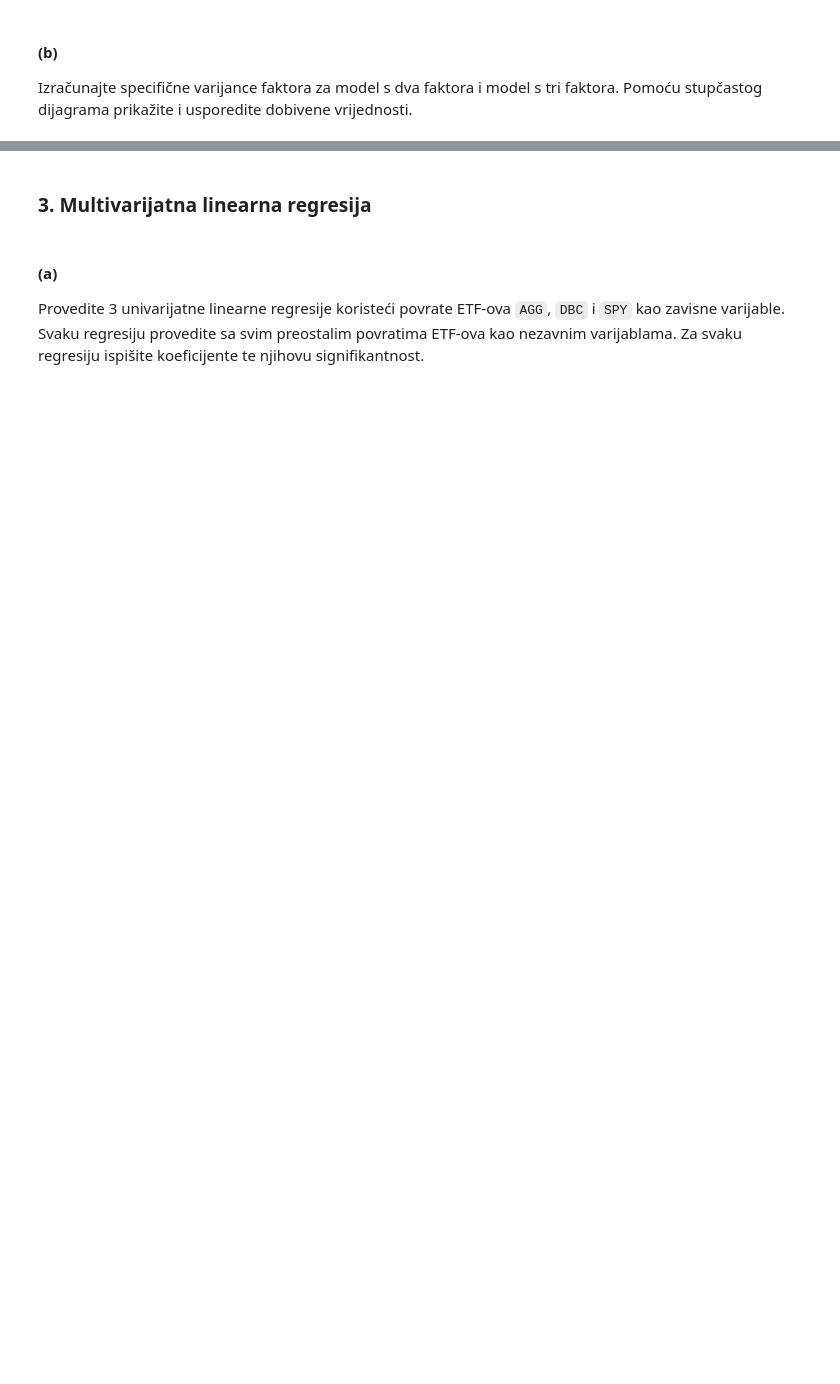
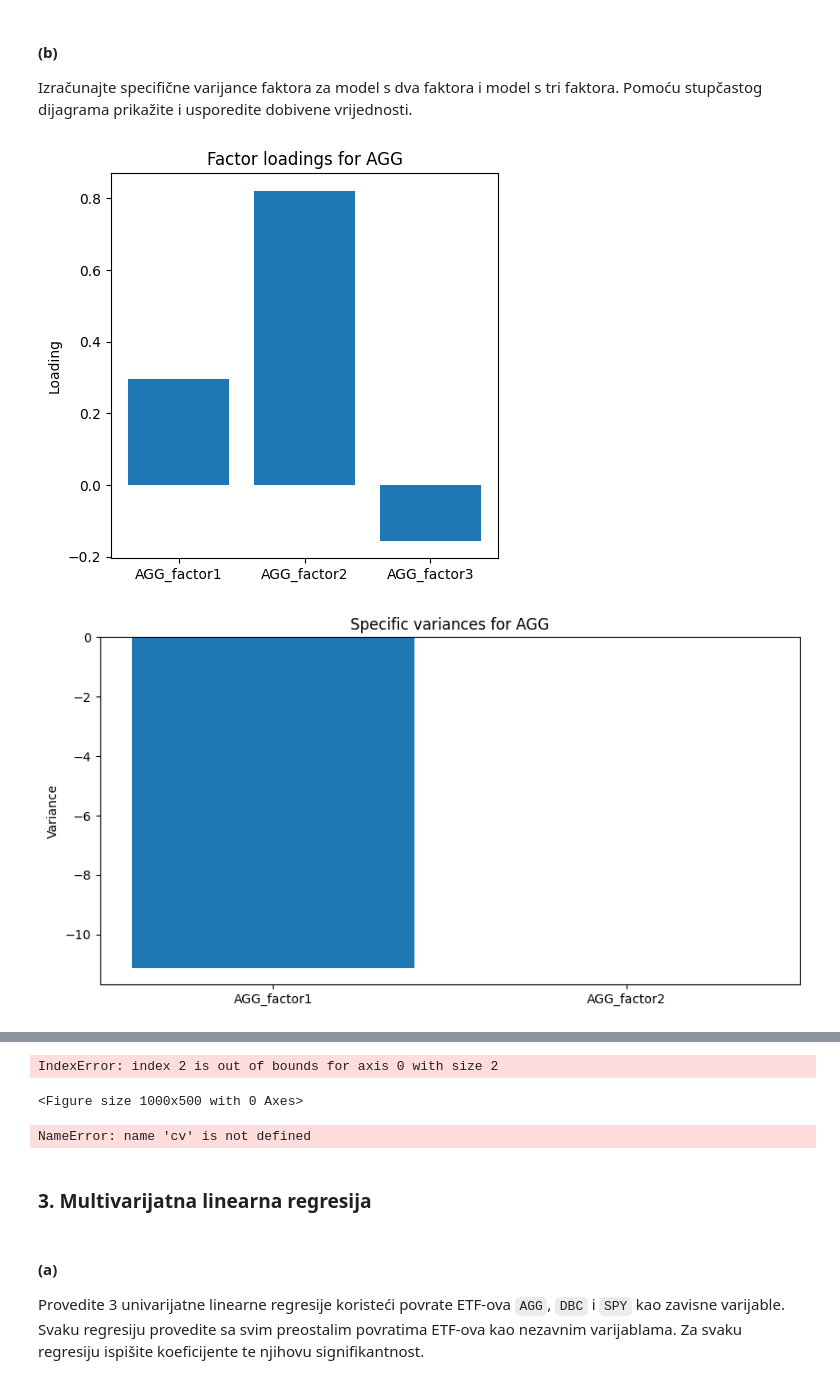
Before and after one commit to sskender/multivariate-data-analysis, a Jupyter notebook: 2023/lab2/SVEN_SKENDER_0036507654.ipynb, the cells around one changed output, grey strips where cells are left out. Drawn from its saved outputs; the diff is of its cells as text; code cells hidden in the pictures; blank space fills up the shorter version.

```diff
--- a/2023/lab2/SVEN_SKENDER_0036507654.ipynb
+++ b/2023/lab2/SVEN_SKENDER_0036507654.ipynb
@@ -350,3 +356,37 @@ Sum of variances for FactorAnalyzer with principal axis method: 20.9348510125751
 # %% [markdown]
 #### (b)
 Izračunajte specifične varijance faktora za model s dva faktora i model s tri faktora. Pomoću stupčastog dijagrama prikažite i usporedite dobivene vrijednosti.
+# %%
+data = df
+
+# Two-factor model
+fa = FactorAnalyzer(n_factors=2, method='ml')
+fa.fit(data)
+fa_variances = fa.get_factor_variance()
+fa_specific_variances = fa_variances[1] - fa_variances[0]
+
+# Three-factor model
+fa = FactorAnalyzer(n_factors=3, method='ml')
+fa.fit(data)
+fa_variances = fa.get_factor_variance()
+fa_specific_variances_3 = [fa_variances[2][i] - fa_variances[1][i] for i in range(len(fa_variances[2]))]
+
+# Plot bar plot for each column and factor
+for i, col in enumerate(data.columns):
+    plt.figure(figsize=(5,5))
+    plt.bar([f"{col}_factor1", f"{col}_factor2", f"{col}_factor3"], [fa.loadings_[i][0], fa.loadings_[i][1], fa.loadings_[i][2]])
+    plt.title(f"Factor loadings for {col}")
+    plt.ylabel("Loading")
+    plt.show()
+
+    plt.figure(figsize=(10,5))
+    plt.bar([f"{col}_factor1", f"{col}_factor2"], [fa_specific_variances[i], fa_specific_variances_3[i]])
+    plt.title(f"Specific variances for {col}")
+    plt.ylabel("Variance")
+    plt.show()
+
+
+# TODO
+# %% [output]
+[figure, added]
+[figure, added]
@@ -353,5 +396,47 @@ Izračunajte specifične varijance faktora za model s dva faktora i model s tri
+IndexError: index 2 is out of bounds for axis 0 with size 2
+<Figure size 1000x500 with 0 Axes>
 # %%
 # <Vaš kôd ovdje>
+
+# Load data
+data = df
+
+cv
+
+# Plotting bar graph
+specific_variances = [fa_specific_variances, fa_specific_variances_3]
+print(specific_variances)
+
+
+# Define x-axis labels
+labels = ['Factor 1', 'Factor 2', 'Factor 3']
+
+# Extract specific variances for two- and three-factor models
+two_factor_specific_variances = specific_variances[0]
+three_factor_specific_variances = specific_variances[1]
+
+# Create bar plot
+fig, ax = plt.subplots()
+ax.bar(labels, two_factor_specific_variances, label='Two-factor model')
+ax.bar(labels, three_factor_specific_variances, bottom=two_factor_specific_variances, label='Three-factor model')
+ax.set_xlabel('Factors')
+ax.set_ylabel('Specific variances')
+ax.legend()
+plt.show()
+
+"""
+x_labels = ['Two-Factor Model', 'Three-Factor Model']
+x_pos = np.arange(len(x_labels))
+
+plt.bar(x_pos, specific_variances, align='center')
+plt.xticks(x_pos, x_labels)
+plt.ylabel('Specific Variance')
+plt.title('Comparison of Specific Variances for Two-Factor and Three-Factor Models')
+
+plt.show()
+"""
+# %% [output]
+NameError: name 'cv' is not defined
 # %% [markdown]
 ### 3. Multivarijatna linearna regresija
 # %% [markdown]
```
Also changed, not shown: parts of 27 cells of this notebook, 1 other file.
